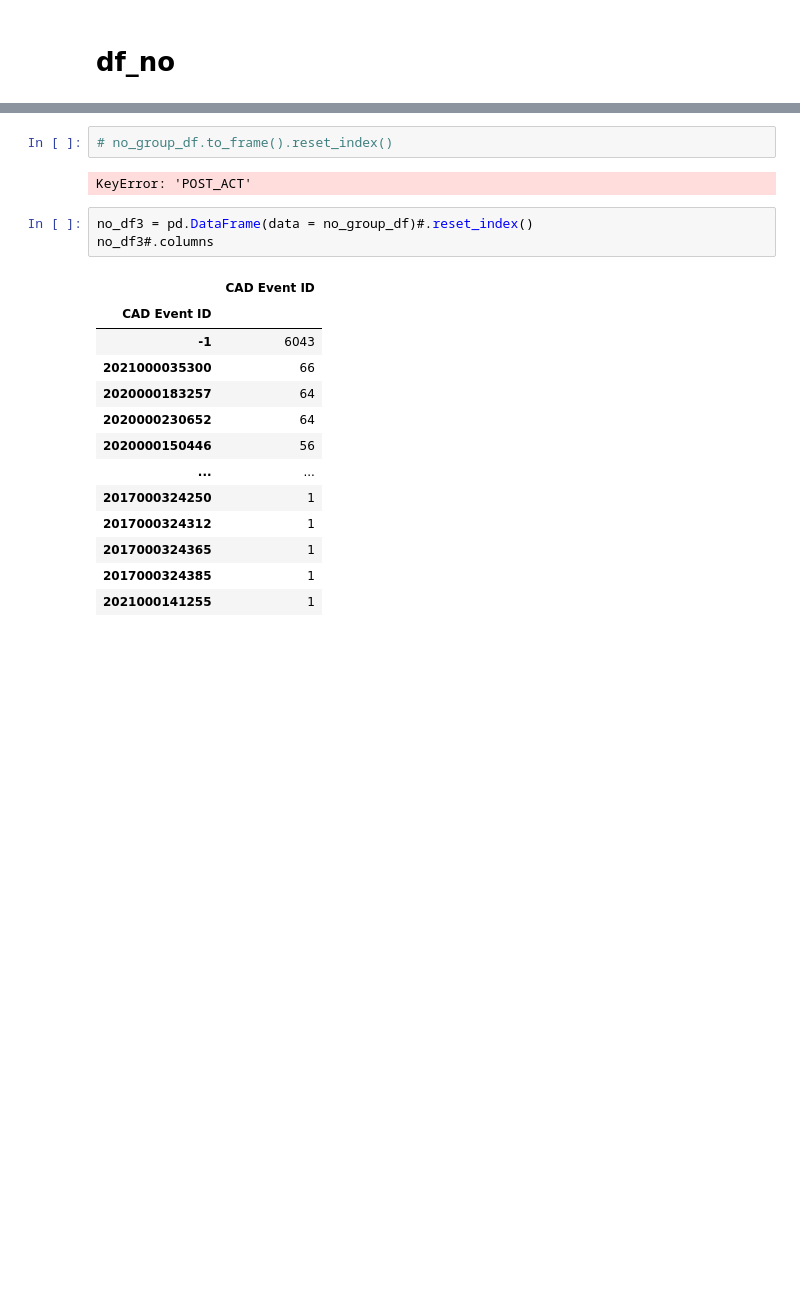
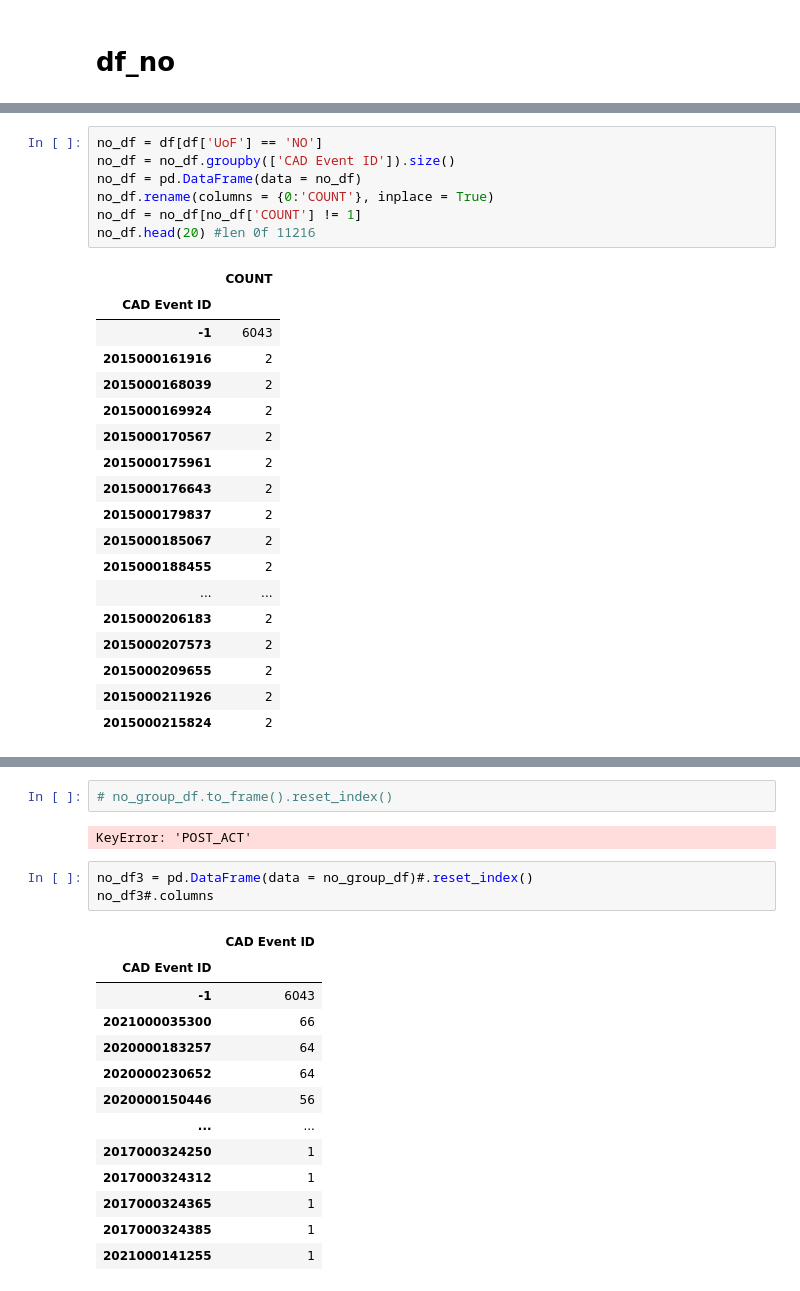
Before and after one commit to msenosain/spd-use-of-force_DS4A, a Jupyter notebook: notebooks/10_EDA_crisis.ipynb, the cells around one changed output, grey strips where cells are left out. Cells and saved outputs as stored; diff of their text form; blank space fills up the shorter version.

```diff
--- a/notebooks/10_EDA_crisis.ipynb
+++ b/notebooks/10_EDA_crisis.ipynb
@@ -372,0 +363,26 @@ no_df
+# %%
+no_df = df[df['UoF'] == 'NO']
+no_df = no_df.groupby(['CAD Event ID']).size()
+no_df = pd.DataFrame(data = no_df)
+no_df.rename(columns = {0:'COUNT'}, inplace = True)
+no_df = no_df[no_df['COUNT'] != 1]
+no_df.head(20) #len 0f 11216
+# %% [output]
+|  | COUNT |
+| CAD Event ID |  |
+| -1 | 6043 |
+| 2015000161916 | 2 |
+| 2015000168039 | 2 |
+| 2015000169924 | 2 |
+| 2015000170567 | 2 |
+| 2015000175961 | 2 |
+| 2015000176643 | 2 |
+| 2015000179837 | 2 |
+| 2015000185067 | 2 |
+| 2015000188455 | 2 |
+| ... | ... |
+| 2015000206183 | 2 |
+| 2015000207573 | 2 |
+| 2015000209655 | 2 |
+| 2015000211926 | 2 |
+| 2015000215824 | 2 |
```
Also changed, not shown: parts of 5 cells of this notebook.
